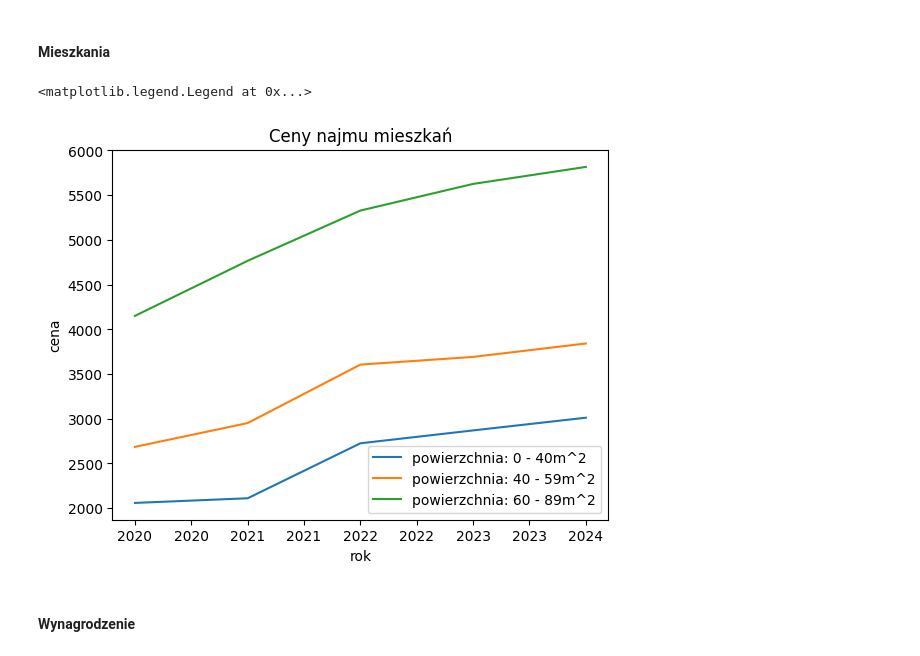
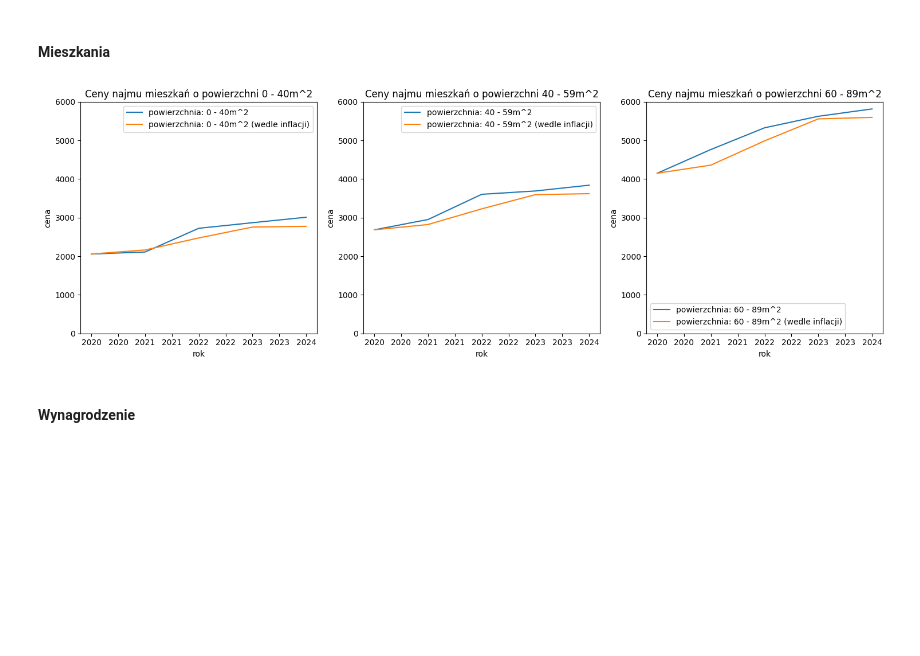
Before and after one commit to Newtoneiro/SAD-Statistics-in-data-analysis, a Jupyter notebook: Inflation_analysys/analiza_i_wizualizacja.ipynb, the cells around one changed output. Drawn from its saved outputs; the diff is of its cells as text; code cells hidden in the pictures; blank space fills up the shorter version.

```diff
--- a/Inflation_analysys/analiza_i_wizualizacja.ipynb
+++ b/Inflation_analysys/analiza_i_wizualizacja.ipynb
@@ -15,0 +18,5 @@ datasets = {}
+# %%
+data = pd.read_csv(os.path.join(DATA_FOLDER, 'Inflacja.csv'))
+print(data.head())
+inflation_dict = {data['rok'][i]: data['wartosc'][i] for i in range(len(data))}
+inflation_dict
@@ -56,21 +71,39 @@ datasets['Zywnosc'] = data
 ## Wizualizacja
 # %% [markdown]
 #### Mieszkania
-# %%
-unique_areas = datasets["Najem_mieszkania"]['powierzchnia'].unique()
-
-data = datasets["Najem_mieszkania"]
-for area in unique_areas:
-    area_data = data[data['powierzchnia'] == area]
-    plt.plot(area_data['rok'], area_data['wartosc'], label=f'powierzchnia: {area}m^2')
-    plt.xlabel('rok')
-    plt.ylabel('cena')
-    plt.title('Ceny najmu mieszkań')
-ax = plt.gca()
-ax.xaxis.set_major_formatter(ticker.FormatStrFormatter('%d'))
-plt.legend()
-# %% [output]
-<matplotlib.legend.Legend at 0x...>
-[figure, removed]
+# %%
+unique_areas = datasets["Najem_mieszkania"]['powierzchnia'].unique()
+data = datasets["Najem_mieszkania"]
+
+inflation_prices = {}
+for i, area in enumerate(unique_areas, 0):
+    area_data = data[data['powierzchnia'] == area]
+    year_value_dict = {
+        year: value for year, value in zip(area_data['rok'], area_data['wartosc'])
+    }
+    earliest_price = year_value_dict[min(year_value_dict.keys())]
+    for year, value in sorted(year_value_dict.items())[1:]:
+        earliest_price = round(earliest_price * (inflation_dict[year] / 100), 2)
+        year_value_dict[year] = earliest_price
+    inflation_prices[area] = year_value_dict
+
+
+fig, axs = plt.subplots(1, 3, figsize=(15, 5))  # 1 row, 3 columns
+
+for i, area in enumerate(unique_areas, 0):
+    area_data = data[data['powierzchnia'] == area]
+    axs[i].plot(area_data['rok'], area_data['wartosc'], label=f'powierzchnia: {area}m^2')
+    axs[i].plot(list(inflation_prices[area].keys()), list(inflation_prices[area].values()), label=f'powierzchnia: {area}m^2 (wedle inflacji)')
+    axs[i].set_ylim(0, 6000)  # Setting y-axis range
+    axs[i].set_xlabel('rok')
+    axs[i].set_ylabel('cena')
+    axs[i].set_title(f'Ceny najmu mieszkań o powierzchni {area}m^2')
+    axs[i].xaxis.set_major_formatter(ticker.FormatStrFormatter('%d'))
+    axs[i].legend()
+
+plt.tight_layout()  # Adjust layout to prevent overlap
+plt.show()
+# %% [output]
+[figure, added]
 # %% [markdown]
 #### Wynagrodzenie
```
Also changed, not shown: parts of 5 cells of this notebook, 1 other file.
